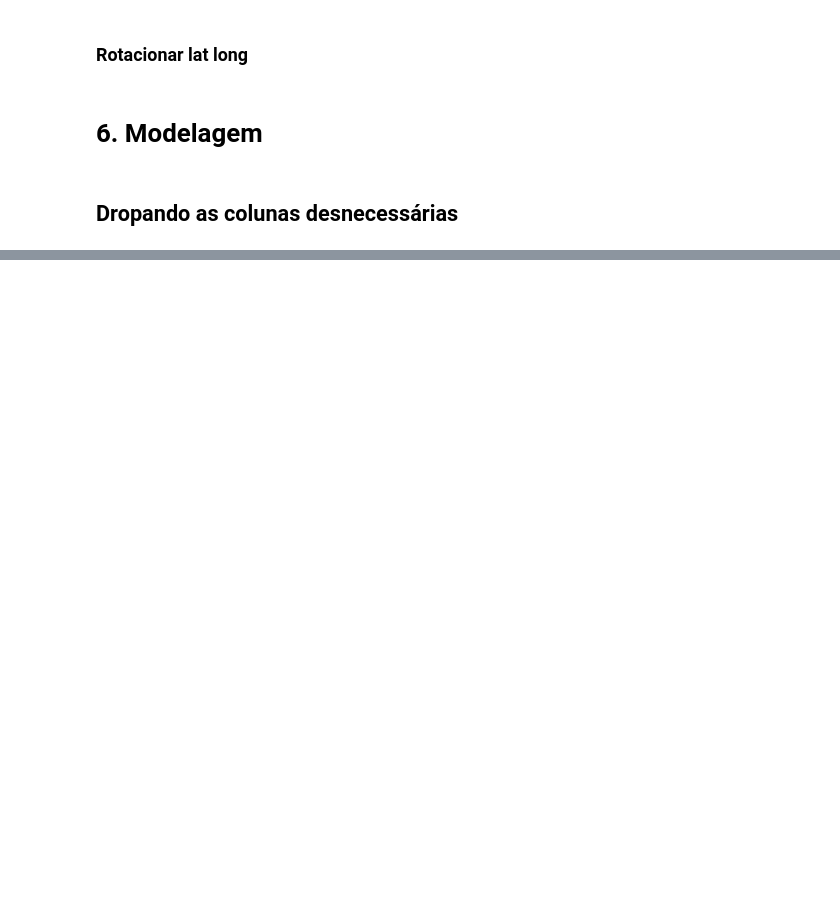
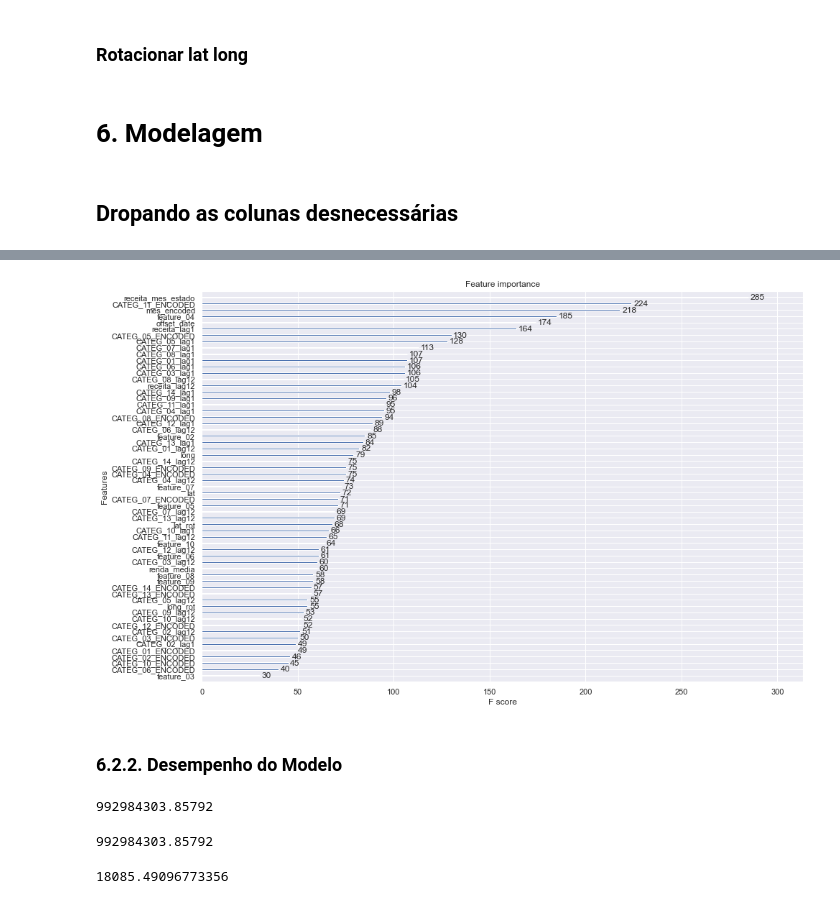
Before and after one commit to lucas-hattori-costa/Hackathon, a Jupyter notebook: Hackathon Big Data.ipynb, the cells around one changed output, grey strips where cells are left out. Cells and saved outputs as stored; diff of their text form; code cells hidden in the pictures; blank space fills up the shorter version.

```diff
--- a/Hackathon Big Data.ipynb
+++ b/Hackathon Big Data.ipynb
@@ -1050,6 +1066,8 @@ df4['lat_rot'] = L * np.sin(angle + np.pi/4)
 df4['long_rot'] = L * np.cos(angle + np.pi/4)
 # %% [markdown]
 # 6. Modelagem
+# %%
+df5 = df4.copy()
 # %% [markdown]
 ## Dropando as colunas desnecessárias
 # %%
@@ -1074,8 +1092,8 @@ Index(['cod_loja', 'cod_ap', 'cod_municipio', 'feature_02', 'feature_03',
       dtype='object')
 # %%
-cols_to_drop = ['cod_ap', 'cod_municipio', 'ano', 'mes', 'estado', 'mes sin', 'mes cos', 'CATEG_01',
-       'CATEG_02', 'CATEG_03', 'CATEG_04', 'CATEG_05', 'CATEG_06', 'CATEG_07',
+cols_to_drop = ['cod_ap', 'cod_municipio','ano', 'mes', 'estado', 'mes sin', 'mes cos', 'CATEG_01',
+       'CATEG_02', 'CATEG_03', 'CATEG_04', 'CATEG_05', 'CATEG_06', 'CATEG_07', 'IPCA_regional',
        'CATEG_08', 'CATEG_09', 'CATEG_10', 'CATEG_11', 'CATEG_12', 'CATEG_13',
        'CATEG_14', 'CATEG_15', 'CATEG_16', 'regiao', 'CATEG_15_ENCODED', 'CATEG_16_ENCODED', 'CATEG_15_lag1', 'CATEG_15_lag12',
        'CATEG_16_lag1', 'CATEG_16_lag12']
-df4.drop(columns = cols_to_drop, inplace = True)
+df5.drop(columns = cols_to_drop, inplace = True)
@@ -1097,0 +1116,7 @@ df4
+# %%
+# train, test split
+X_train = df5[df5['offset_date'] <= 21].drop(['cod_loja', 'receita'], axis = 1)
+y_train = df5[df5['offset_date'] <= 21][['receita']]
+
+X_test = df5[df5['offset_date'] > 21].drop(['cod_loja', 'receita'], axis = 1)
+y_test = df5[df5['offset_date'] > 21][['receita']]
@@ -1097,0 +1127,3 @@ df4
+# %%
+reg = xgb.XGBRegressor(random_state = 0)
+reg.fit(X_train, y_train)
@@ -1097,0 +1139,21 @@ df4
+# %%
+x = xgb.plot_importance(reg)
+# %% [output]
+[figure, added]
+# %% [markdown]
+### 6.2.2. Desempenho do Modelo
+# %%
+# predictions
+y_pred = reg.predict(X_test)
+# %% [output]
+992984303.85792
+# %%
+error_msqr = mean_squared_error(y_test, y_pred)
+error_msqr
+# %% [output]
+992984303.85792
+# %%
+error_mae = mean_absolute_error(y_test, y_pred)
+error_mae
+# %% [output]
+18085.49096773356
```
Also changed, not shown: parts of 24 cells of this notebook.
